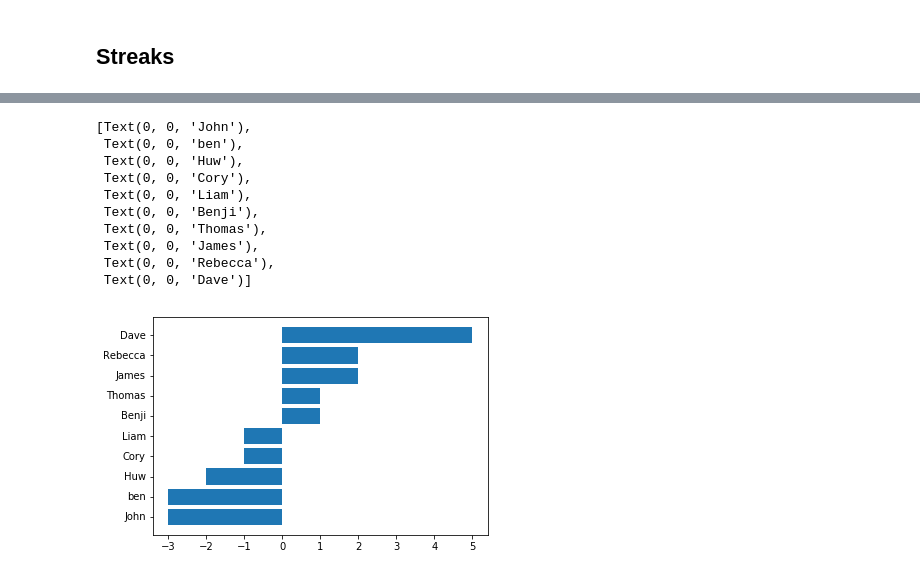
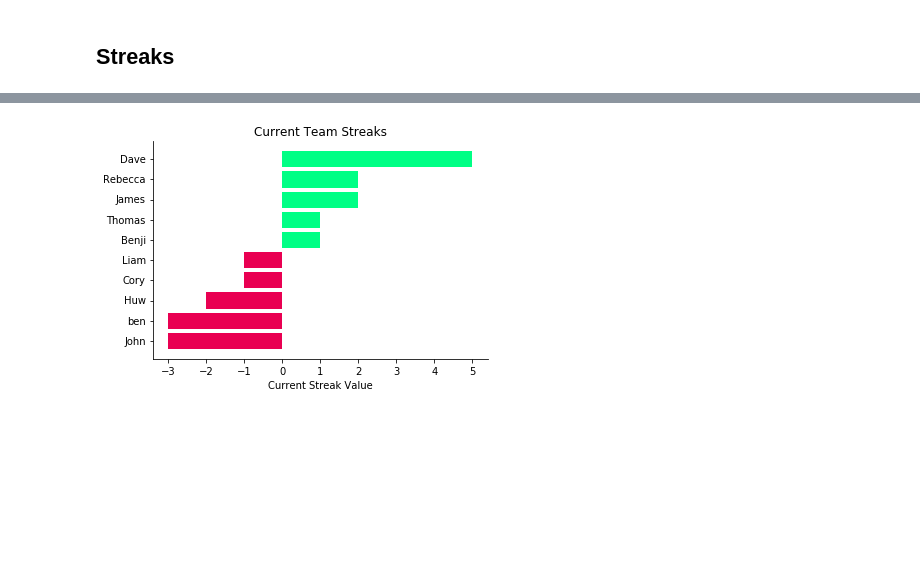
Before and after one commit to leej11/fpl_draft_league, a Jupyter notebook: notebooks/final_email.ipynb, the cells around one changed output, grey strips where cells are left out. Cells and saved outputs as stored; diff of their text form; code cells hidden in the pictures; blank space fills up the shorter version.

```diff
--- a/notebooks/final_email.ipynb
+++ b/notebooks/final_email.ipynb
@@ -48,18 +25,4 @@ final_df = final_df.sort_values(by='streak', ascending=True)
-# %%
-plt.figure()
-plt.barh(range(10), final_df['streak'])
-ax = plt.gca()
-ax.set_yticks(range(10))
-ax.set_yticklabels(final_df['team'], va='center')
-# %% [output]
-[Text(0, 0, 'John'),
- Text(0, 0, 'ben'),
- Text(0, 0, 'Huw'),
- Text(0, 0, 'Cory'),
- Text(0, 0, 'Liam'),
- Text(0, 0, 'Benji'),
- Text(0, 0, 'Thomas'),
- Text(0, 0, 'James'),
- Text(0, 0, 'Rebecca'),
- Text(0, 0, 'Dave')]
-[figure, removed]
+# %%
+charts.chart_current_streaks()
+# %% [output]
+[figure, added]
```
Also changed, not shown: parts of 7 cells of this notebook, 8 other files.
